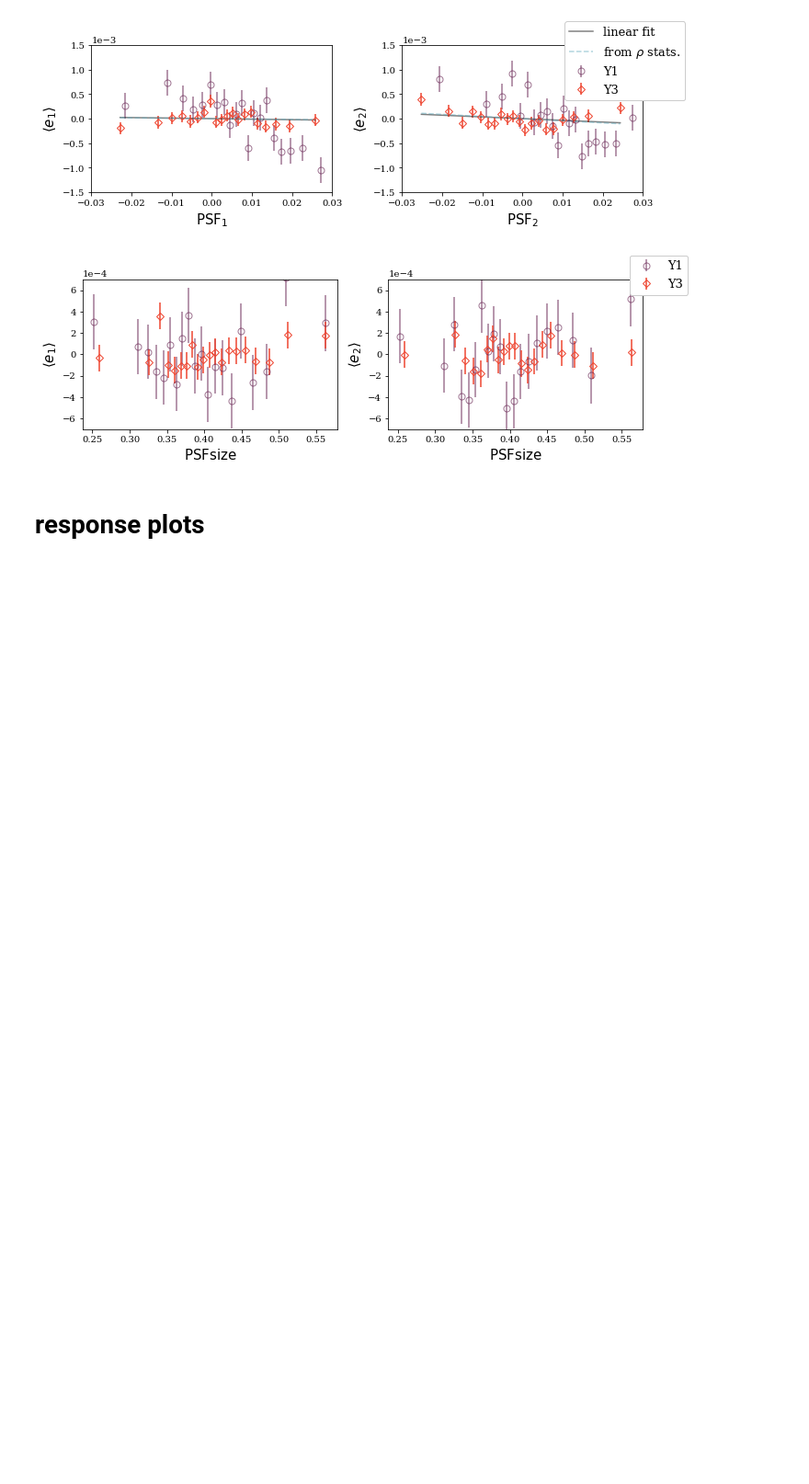
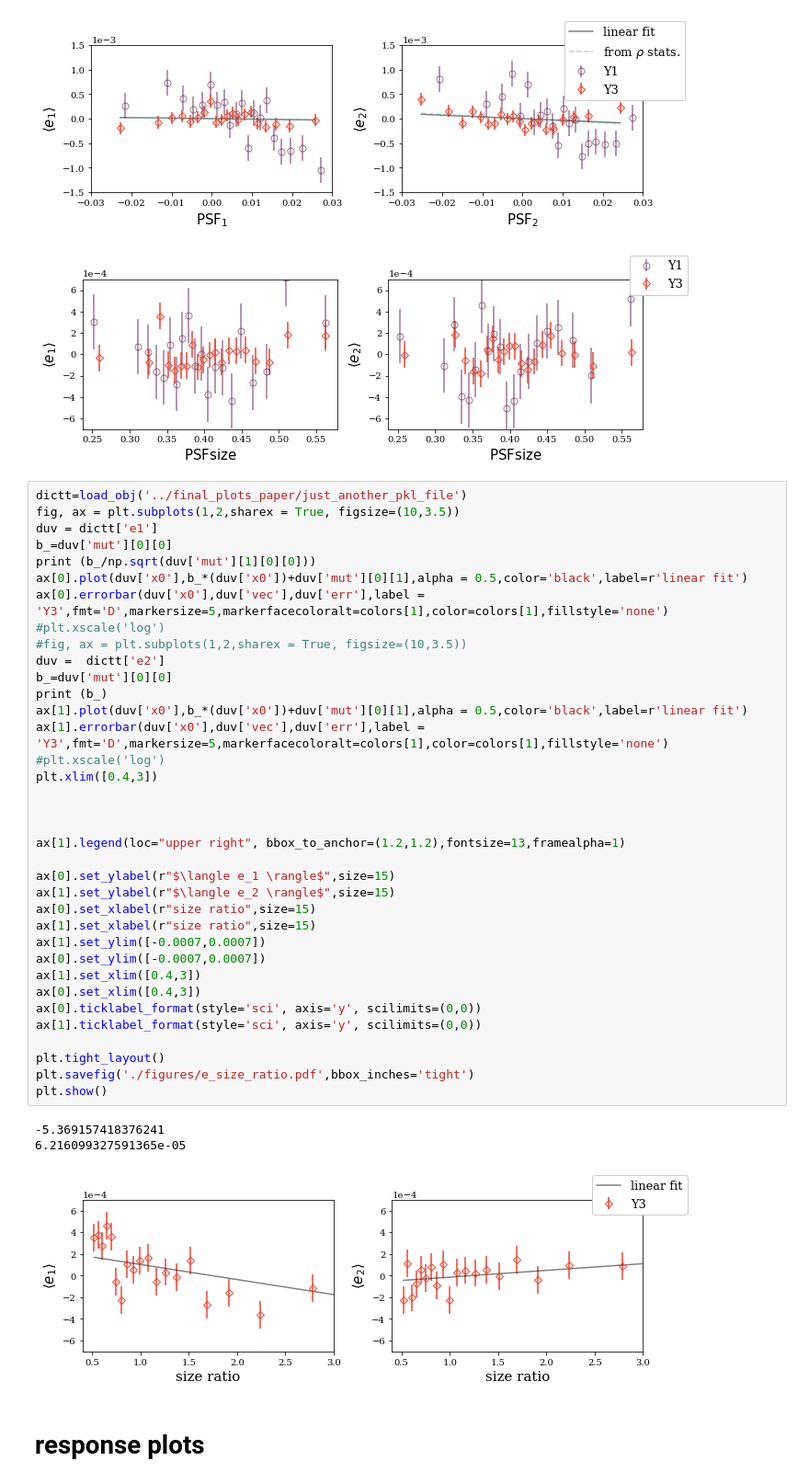
Before and after one commit to des-science/Y3_shearcat_tests, a Jupyter notebook: final_plots_paper/All_the_plots.ipynb, the cells around one changed output. Shown at 92% size. Drawn from its saved outputs; the diff is of its cells as text; blank space fills up the shorter version.

Commit message:
plots

```diff
--- a/final_plots_paper/All_the_plots.ipynb
+++ b/final_plots_paper/All_the_plots.ipynb
@@ -339,6 +339,46 @@ plt.show()
 # %% [output]
 [figure]
 [figure]
+# %%
+dictt=load_obj('../final_plots_paper/just_another_pkl_file')
+fig, ax = plt.subplots(1,2,sharex = True, figsize=(10,3.5))
+duv = dictt['e1']
+b_=duv['mut'][0][0]
+print (b_/np.sqrt(duv['mut'][1][0][0]))
+ax[0].plot(duv['x0'],b_*(duv['x0'])+duv['mut'][0][1],alpha = 0.5,color='black',label=r'linear fit')
+ax[0].errorbar(duv['x0'],duv['vec'],duv['err'],label = 'Y3',fmt='D',markersize=5,markerfacecoloralt=colors[1],color=colors[1],fillstyle='none')
+#plt.xscale('log')
+#fig, ax = plt.subplots(1,2,sharex = True, figsize=(10,3.5))
+duv =  dictt['e2']
+b_=duv['mut'][0][0]
+print (b_)
+ax[1].plot(duv['x0'],b_*(duv['x0'])+duv['mut'][0][1],alpha = 0.5,color='black',label=r'linear fit')
+ax[1].errorbar(duv['x0'],duv['vec'],duv['err'],label = 'Y3',fmt='D',markersize=5,markerfacecoloralt=colors[1],color=colors[1],fillstyle='none')
+#plt.xscale('log')
+plt.xlim([0.4,3])
+
+
+
+ax[1].legend(loc="upper right", bbox_to_anchor=(1.2,1.2),fontsize=13,framealpha=1)
+
+ax[0].set_ylabel(r"$\langle e_1 \rangle$",size=15)
+ax[1].set_ylabel(r"$\langle e_2 \rangle$",size=15)
+ax[0].set_xlabel(r"size ratio",size=15)
+ax[1].set_xlabel(r"size ratio",size=15)
+ax[1].set_ylim([-0.0007,0.0007])
+ax[0].set_ylim([-0.0007,0.0007])
+ax[1].set_xlim([0.4,3])
+ax[0].set_xlim([0.4,3])
+ax[0].ticklabel_format(style='sci', axis='y', scilimits=(0,0))
+ax[1].ticklabel_format(style='sci', axis='y', scilimits=(0,0))
+
+plt.tight_layout()
+plt.savefig('./figures/e_size_ratio.pdf',bbox_inches='tight')
+plt.show()
+# %% [output]
+-5.369157418376241
+6.216099327591365e-05
+[figure, added]
 # %% [markdown]
 # response plots
 # %%
```
Also changed, not shown: 2 other files.
